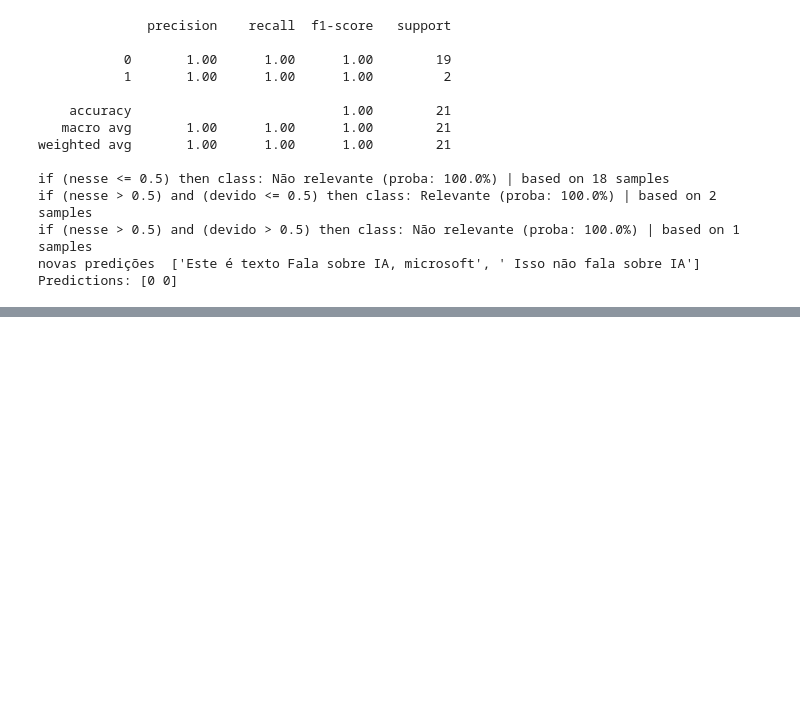
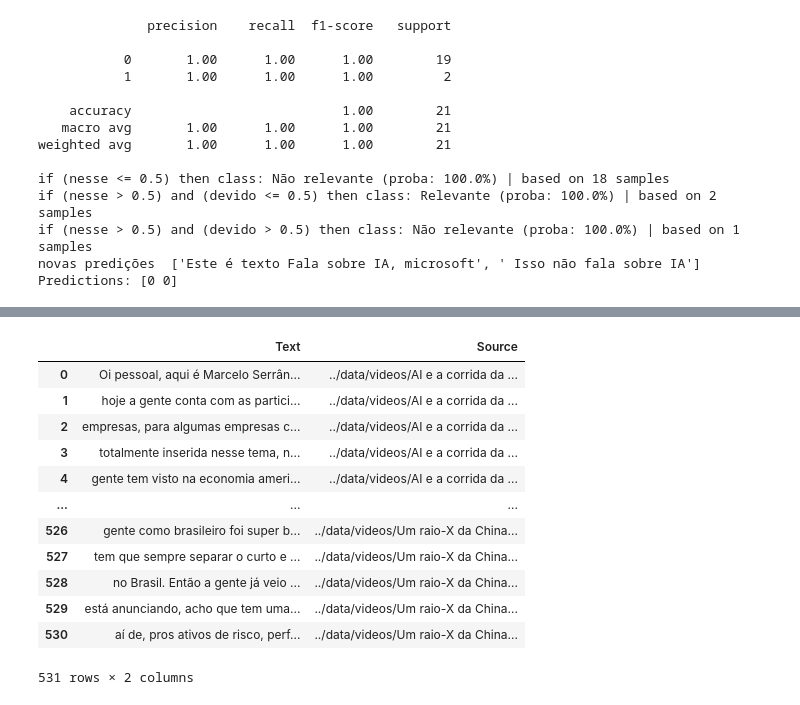
Before and after one commit to VictorBeraldo/open-speech-analytics, a Jupyter notebook: notebooks/main.ipynb, the cells around one changed output, grey strips where cells are left out. Cells and saved outputs as stored; diff of their text form; code cells hidden in the pictures; blank space fills up the shorter version.

```diff
--- a/notebooks/main.ipynb
+++ b/notebooks/main.ipynb
@@ -1042,0 +1082,10 @@ Predictions: [0 0]
+# %%
+# classificar por segmento
+from utils.document_manager import save_docs_to_csv, load_docs_from_csv
+from langchain.text_splitter import RecursiveCharacterTextSplitter
+# Carregar os documentos de volta para o formato LangChain Document
+csv_file_path = '../data/transcripts/transcripts.csv'
+loaded_docs = load_docs_from_csv(csv_file_path)
+loaded_docs[0]
+text_splitter = RecursiveCharacterTextSplitter(chunk_size=1000, chunk_overlap=0)
+texts = [text_splitter.split_documents([i]) for i in loaded_docs]
@@ -1042,0 +1100,26 @@ Predictions: [0 0]
+# %%
+# Achatar a lista de listas para uma lista única
+flattened_documents = [doc for sublist in texts for doc in sublist]
+
+# Extrair os dados e criar o DataFrame
+data = {
+    'Text': [doc.page_content for doc in flattened_documents],
+    'Source': [doc.metadata['source'] for doc in flattened_documents]
+}
+
+df = pd.DataFrame(data)
+df
+# %% [output]
+|  | Text | Source |
+| 0 | Oi pessoal, aqui é Marcelo Serrân... | ../data/videos/AI e a corrida da ... |
+| 1 | hoje a gente conta com as partici... | ../data/videos/AI e a corrida da ... |
+| 2 | empresas, para algumas empresas c... | ../data/videos/AI e a corrida da ... |
+| 3 | totalmente inserida nesse tema, n... | ../data/videos/AI e a corrida da ... |
+| 4 | gente tem visto na economia ameri... | ../data/videos/AI e a corrida da ... |
+| ... | ... | ... |
+| 526 | gente como brasileiro foi super b... | ../data/videos/Um raio-X da China... |
+| 527 | tem que sempre separar o curto e ... | ../data/videos/Um raio-X da China... |
+| 528 | no Brasil. Então a gente já veio ... | ../data/videos/Um raio-X da China... |
+| 529 | está anunciando, acho que tem uma... | ../data/videos/Um raio-X da China... |
+| 530 | aí de, pros ativos de risco, perf... | ../data/videos/Um raio-X da China... |
+531 rows × 2 columns
```
Also changed, not shown: parts of 22 cells of this notebook, 3 other files.
